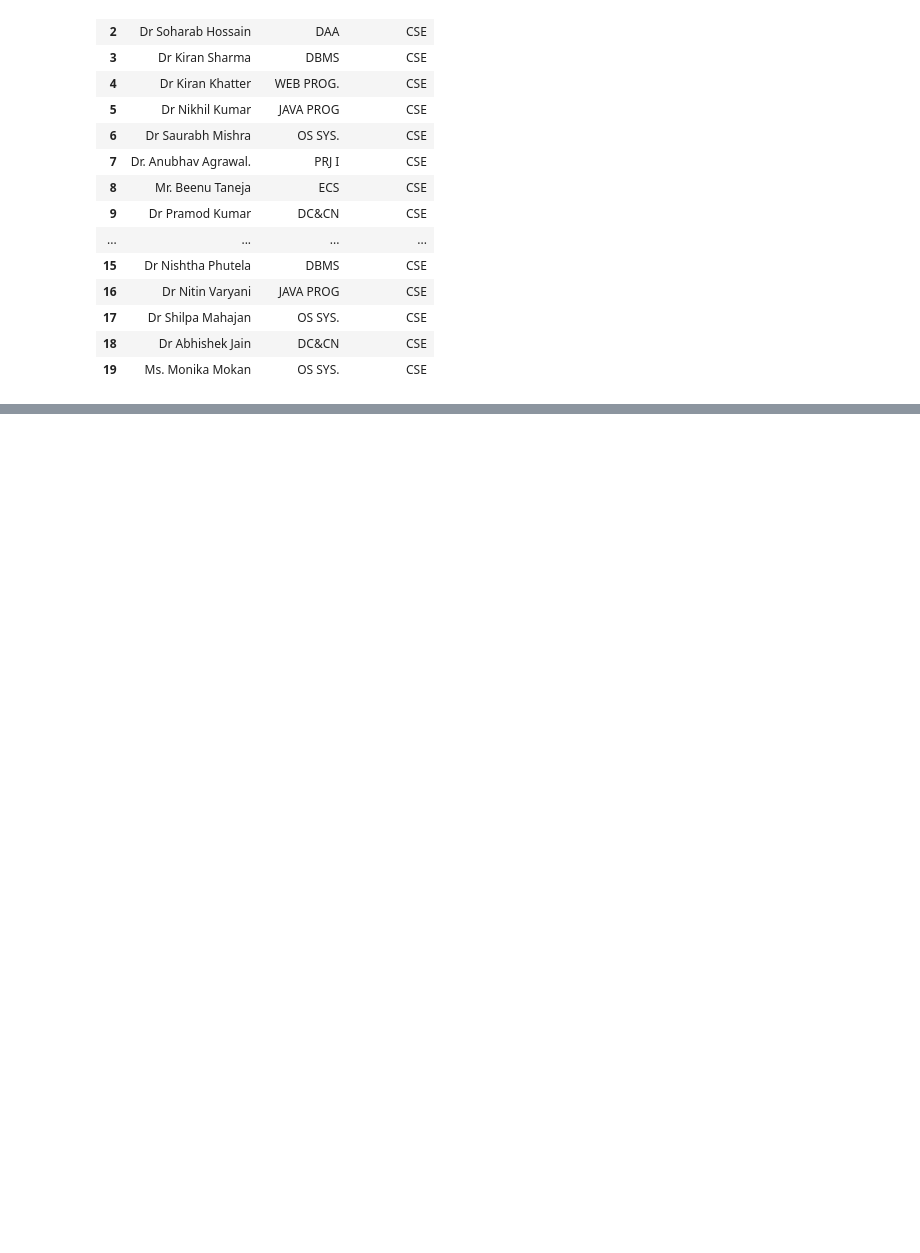
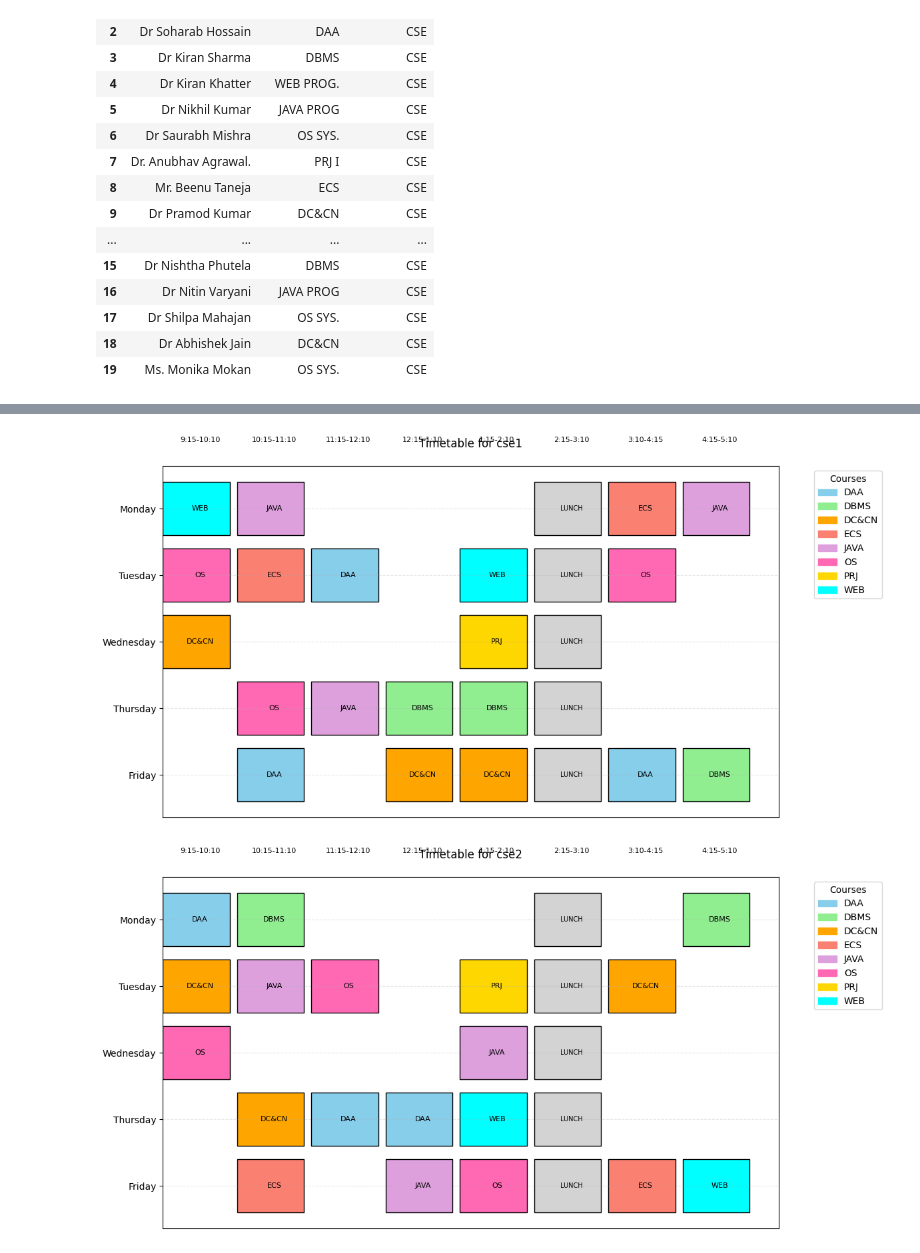
Before and after one commit to vidhikamangla/TimeTable_generator_using_Graph_Coloring, a Jupyter notebook: Timetable_gen.ipynb, the cells around one changed output, grey strips where cells are left out. Saved outputs shown, nothing was run; the diff lists cells and outputs as text; code cells hidden in the pictures; blank space fills up the shorter version.

Commit message:
Generated the final timetable excel files and displays them

```diff
--- a/Timetable_gen.ipynb
+++ b/Timetable_gen.ipynb
@@ -208,0 +255,4 @@ plt.show()
+# %%
+#assigning timetable slots based on colors
+used_colors = set(coloring.values())
+color_to_day_slot = {}
@@ -208,0 +386,3 @@ plt.show()
+# %%
+for slot in range(len(time_slots)):
+    print(slot)
@@ -208,0 +418,20 @@ plt.show()
+# %%
+import pandas as pd
+
+for sec in sections:
+    print("Section: ",sec)
+    print("-------------------------------")
+    # Prepare the data for DataFrame
+    data = []
+    for day in days_of_week:
+        row = [day]
+        for slot in range(len(time_slots)):
+            cell = timetable[sec][day][slot]
+            print("cell: ",cell)
+            row.append(cell if cell else '')
+        data.append(row)
+    # print(tabulate(rows, headers=header, tablefmt='grid'))
+    columns = ['Day/Slot'] + [f"Slot {i+1} ({time_slots[i]})" for i in range(len(time_slots))]
+    df = pd.DataFrame(data, columns=columns)
+    # Export to Excel: you can change the file name and path as needed
+    df.to_excel(f"{sec}_timetable.xlsx", index=False)
@@ -208,0 +456,13 @@ plt.show()
+# %%
+# ---- PRINT FINAL TIMETABLES ----
+for sec in sections:
+    print(f"\n--- Timetable for {sec} ---\n")
+    header = ['Day/Slot'] + [f"Slot {i+1}\n{time_slots[i]}" for i in range(len(time_slots))]
+    rows = []
+    for day in days_of_week:
+        row = [day]
+        for slot in range(len(time_slots)):
+            val = timetable[sec][day][slot]
+            row.append(val if val else '')
+        rows.append(row)
+    print(tabulate(rows, headers=header, tablefmt='grid'))
@@ -208,0 +617,6 @@ plt.show()
+# %%
+for section in sections:
+    visualize_timetable(timetable, section, days_of_week, time_slots)
+# %% [output]
+[figure, added]
+[figure, added]
```
Also changed, not shown: parts of 22 cells of this notebook.
